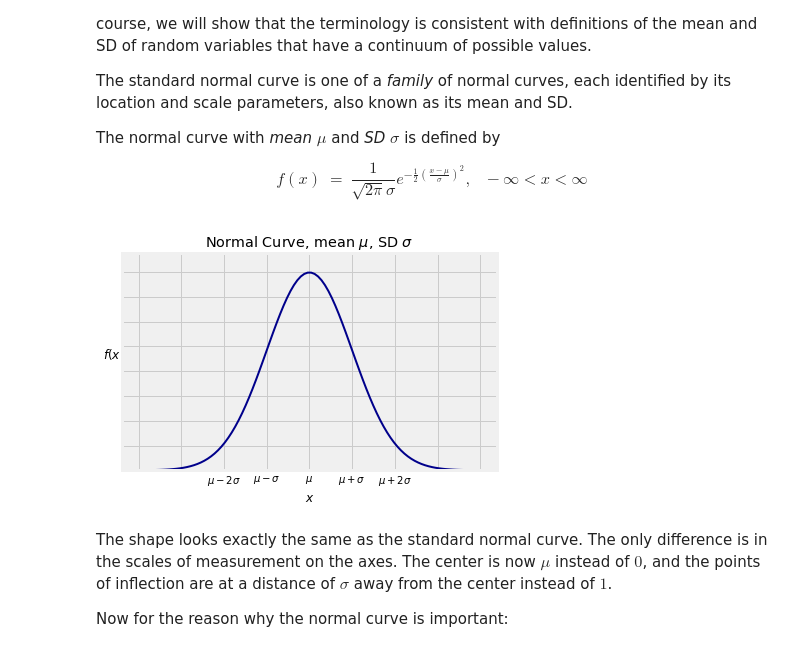
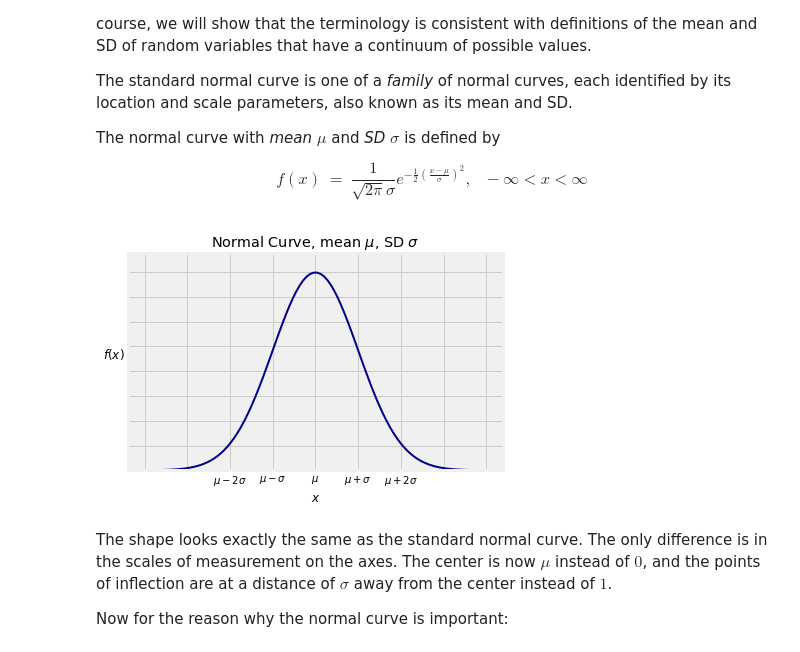
Before and after one commit to postybaloney/textbook, a Jupyter notebook: _sources/content/Chapter_14/03_Central_Limit_Theorem.ipynb, the cells around one changed output. Cells and saved outputs as stored; diff of their text form; code cells hidden in the pictures.

```diff
--- a/_sources/content/Chapter_14/03_Central_Limit_Theorem.ipynb
+++ b/_sources/content/Chapter_14/03_Central_Limit_Theorem.ipynb
@@ -70,13 +70,13 @@ $$
 # %%
 # NO CODE
 Plot_norm(x_limits=(-4, 4), mu=0, sigma=1)
 plt.xlabel('$x$')
-plt.ylabel('$f(x)$', rotation=0)
+plt.ylabel('$f(x)$', rotation=0, labelpad = 10)
 plt.yticks(np.arange(0, 0.401, 0.05), '')
-plt.xticks(np.arange(-4, 4.1), ['','','$\mu-2\sigma$', '$\mu - \sigma$', '$\mu$', '$\mu+\sigma$','$\mu+2\sigma$','', ''])
+plt.xticks(np.arange(-4, 4.1), ['','','$\mu-2\sigma$', '$\mu - \sigma$', '$\mu$', '$\mu+\sigma$','$\mu+2\sigma$','',''])
 plt.title('Normal Curve, mean $\mu$, SD $\sigma$');
 # %% [output]
-[figure, old version]
+[figure, new version]
 # %% [markdown]
 The shape looks exactly the same as the standard normal curve. The only difference is in the scales of measurement on the axes. The center is now $\mu$ instead of $0$, and the points of inflection are at a distance of $\sigma$ away from the center instead of $1$.
 
```
Also changed, not shown: parts of 2 cells of this notebook, 56 other files.
